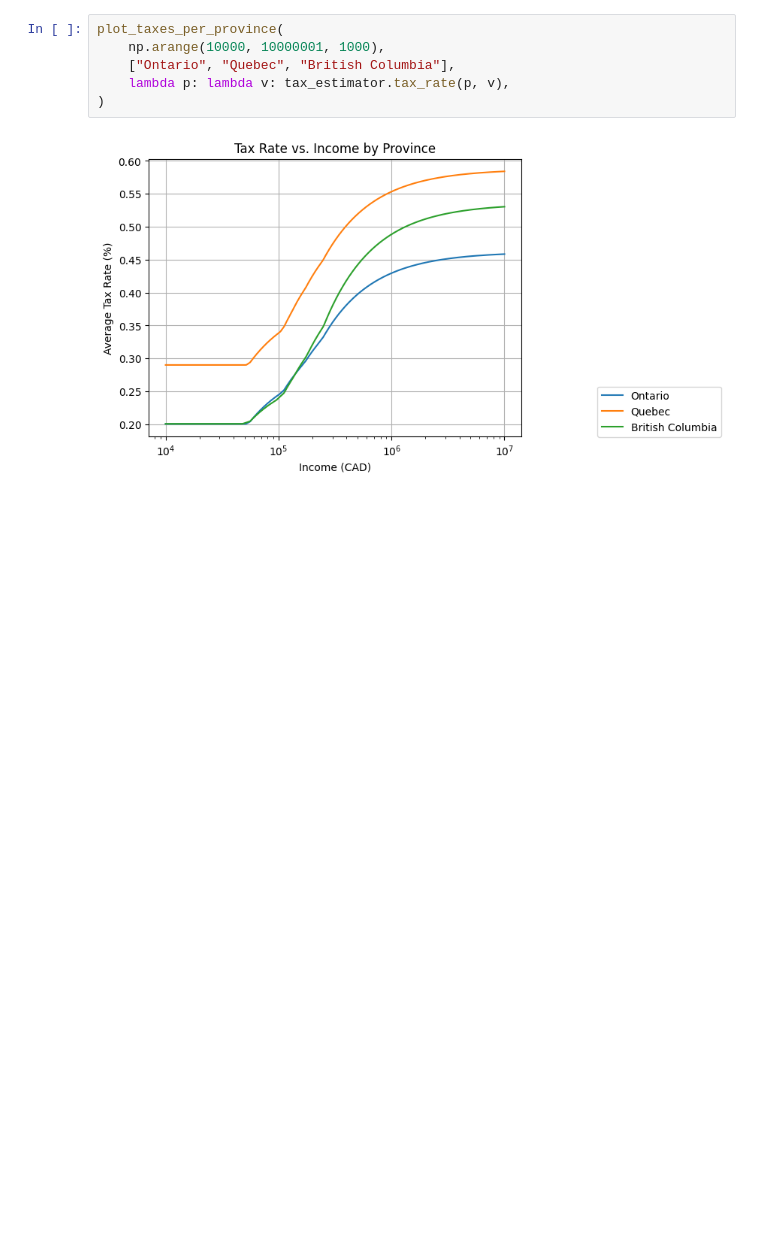
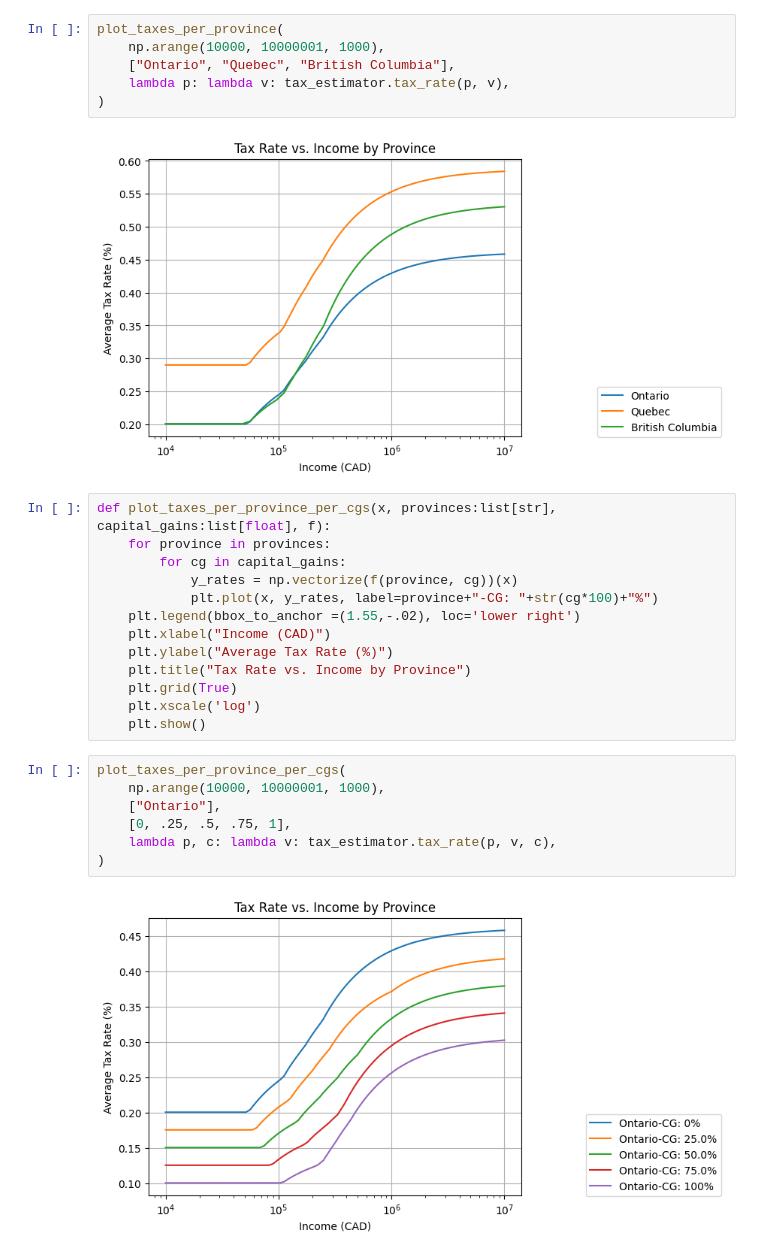
Before and after one commit to jdsermu1/canada-tax-charts, a Jupyter notebook: provincial_comparisson.ipynb, the cells around one changed output. Drawn from its saved outputs; the diff is of its cells as text; blank space fills up the shorter version.

Commit message:
Added compatibility to track by percentage of capital gains in overall income

```diff
--- a/provincial_comparisson.ipynb
+++ b/provincial_comparisson.ipynb
@@ -45,3 +45,25 @@ plot_taxes_per_province(
 )
 # %% [output]
 [figure]
+# %%
+def plot_taxes_per_province_per_cgs(x, provinces:list[str], capital_gains:list[float], f):
+    for province in provinces:
+        for cg in capital_gains:
+            y_rates = np.vectorize(f(province, cg))(x)
+            plt.plot(x, y_rates, label=province+"-CG: "+str(cg*100)+"%")
+    plt.legend(bbox_to_anchor =(1.55,-.02), loc='lower right')
+    plt.xlabel("Income (CAD)")
+    plt.ylabel("Average Tax Rate (%)")
+    plt.title("Tax Rate vs. Income by Province")
+    plt.grid(True)
+    plt.xscale('log')
+    plt.show()
+# %%
+plot_taxes_per_province_per_cgs(
+    np.arange(10000, 10000001, 1000),
+    ["Ontario"],
+    [0, .25, .5, .75, 1],
+    lambda p, c: lambda v: tax_estimator.tax_rate(p, v, c),
+)
+# %% [output]
+[figure, added]
```
Also changed, not shown: 1 other file.
